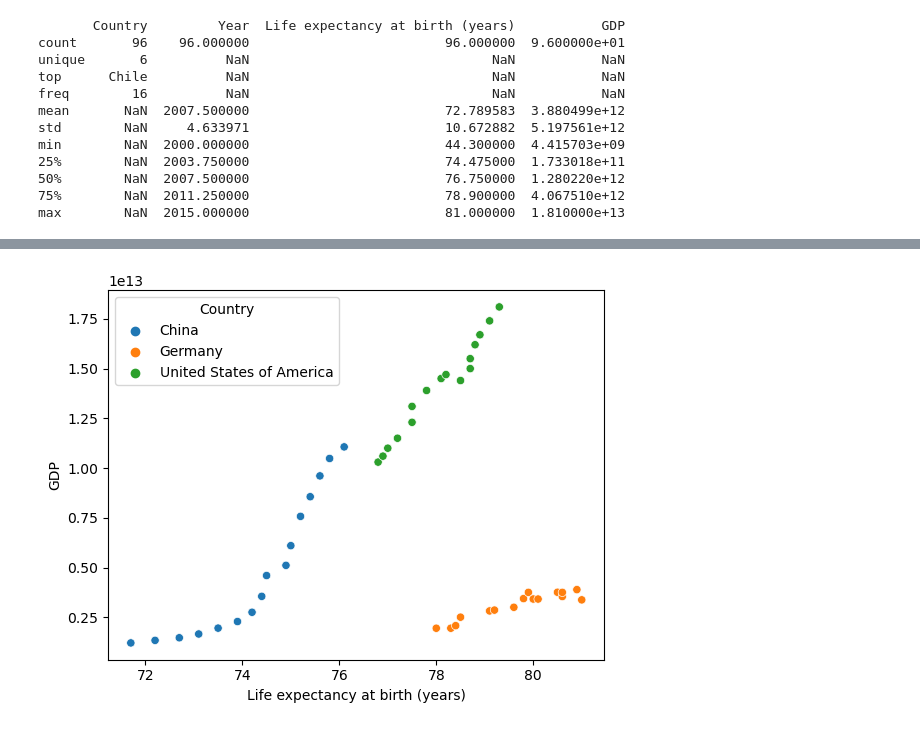
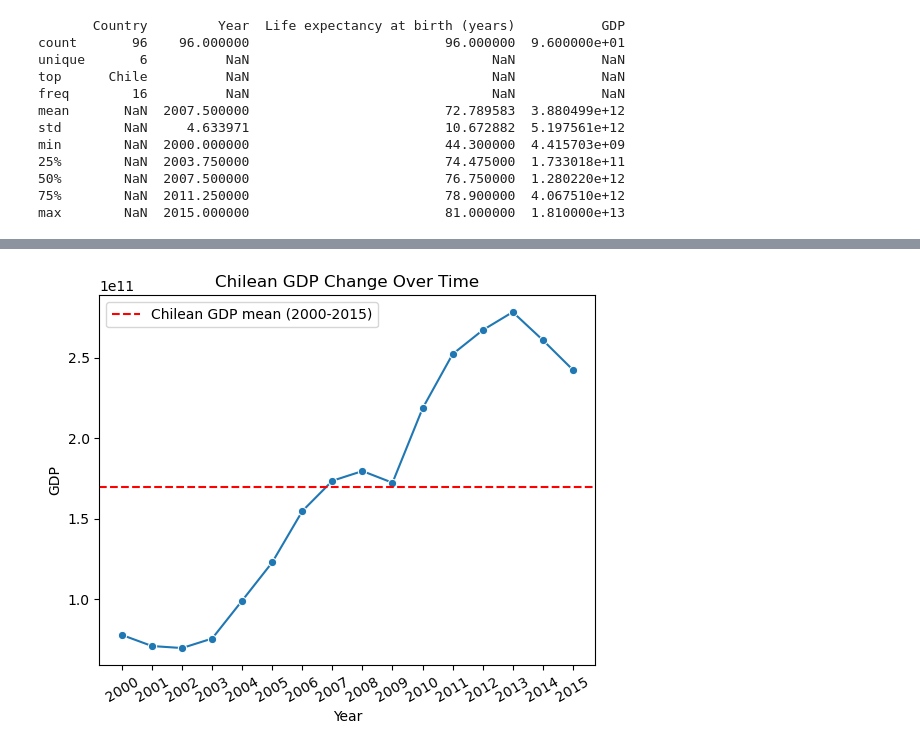
Before and after one commit to Claudio-AhumadaL/Life-Expectancy-and-GDP-Analysis, a Jupyter notebook: life_expectancy_gdp_Claudio-AhumadaL.ipynb, the cells around one changed output, grey strips where cells are left out. Saved outputs shown, nothing was run; the diff lists cells and outputs as text; code cells hidden in the pictures.

Commit message:
Add Chilean GDP change over time
Add Chilean GDP change over time using seaborn lineplot

```diff
--- a/life_expectancy_gdp_Claudio-AhumadaL.ipynb
+++ b/life_expectancy_gdp_Claudio-AhumadaL.ipynb
@@ -93,9 +91,12 @@ data_zimbabwe = legdp_data[legdp_data["Country"] == "Zimbabwe"]
-# %%
-# Scatterplot of Life expectancy and GDP of developed countries (USA, Germany, China)
-developed_countries_data = legdp_data[(legdp_data["Country"] == "United States of America") | (legdp_data["Country"] == "Germany")\
-                                     | (legdp_data["Country"] == "China")]
-ax = sns.scatterplot(x = developed_countries_data["Life expectancy at birth (years)"], y = developed_countries_data["GDP"],\
-                     hue = developed_countries_data["Country"])
-plt.show()
-# %% [output]
-[figure, removed]
+# %%
+# Chilean GDP change over time
+years = list(range(2000, 2016))
+ax = sns.lineplot(data = data_chile, x = "Year", y = "GDP", marker = "o")
+ax.set_xticks(years)
+ax.set_xticklabels(years, rotation = 30)
+plt.axhline(data_chile.GDP.mean(), color = "red", linestyle = "dashed", label = "Chilean GDP mean (2000-2015)")
+plt.legend()
+plt.title("Chilean GDP Change Over Time")
+plt.show()
+# %% [output]
+[figure, added]
```
Also changed, not shown: parts of 1 cell of this notebook.
